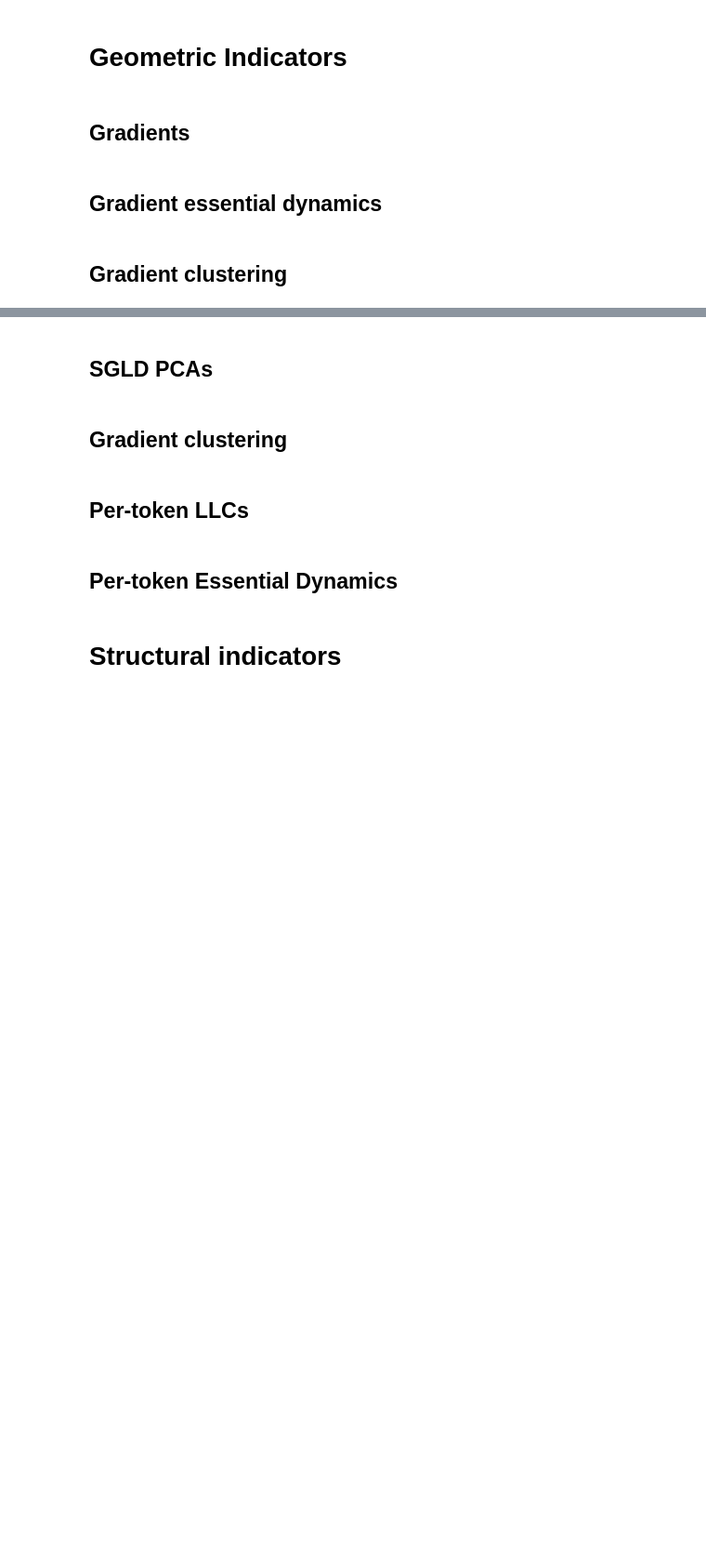
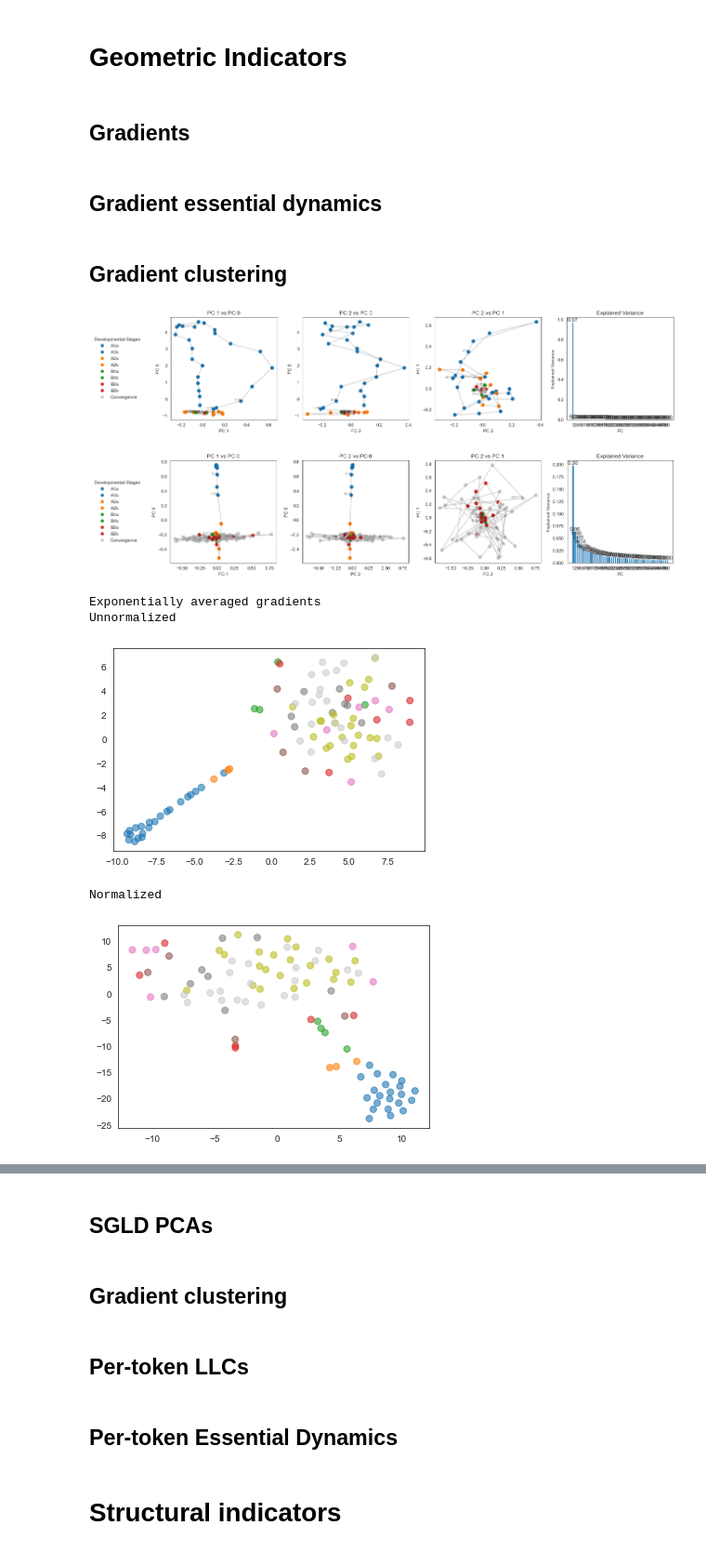
Before and after one commit to timaeus-research/icl, a Jupyter notebook: notebooks/m=inf.ipynb, the cells around one changed output, grey strips where cells are left out. Shown at 93% size. Cells and saved outputs as stored; diff of their text form; code cells hidden in the pictures; blank space fills up the shorter version.

```diff
--- a/notebooks/m=inf.ipynb
+++ b/notebooks/m=inf.ipynb
@@ -515,34 +575,45 @@ def get_nearest_step(step):
     idx = np.argmin(np.abs(np.array(steps) - step))
     return steps[idx]
 
-def plot_explained_variance(pca, title="Explained Variance", ax: Optional[plt.Axes] = None):
+def plot_explained_variance(pca, title="Explained Variance", ax: Optional[plt.Axes] = None, num_pca_components=None):
+    num_pca_components = num_pca_components or len(pca.explained_variance_ratio_)
+
     if ax is None:
         fig, ax = plt.subplots(figsize=(15, 8))
 
-    ax.bar(range(len(pca.explained_variance_ratio_)), pca.explained_variance_ratio_)
+    ax.bar(range(num_pca_components), pca.explained_variance_ratio_[:num_pca_components])
 
-    for i, ratio in enumerate(pca.explained_variance_ratio_):
+    for i, ratio in enumerate(pca.explained_variance_ratio_[:num_pca_components]):
         ax.text(i, ratio, f"{ratio:.2f}", fontsize=12, ha='center', va='bottom')
 
     ax.set_title(title)
     ax.set_xlabel('PC')
     ax.set_ylabel('Explained Variance')
 
-    ax.set_xticks(range(len(pca.explained_variance_ratio_)), range(1, len(pca.explained_variance_ratio_) + 1))
+    ax.set_xticks(range(num_pca_components), range(1, num_pca_components + 1))
 
 
-def plot_multiple_slices(steps, samples, pca, highlighted_steps, transition_idxs, ave: Optional[str] = None, connect_dots=False, cmap=custom_cmap, alpha=1, save=False, line_color="auto"):
+def plot_multiple_slices(steps, samples, pca, transitions, highlighted_steps=None, connect_dots=False, palette='tab10', alpha=0.8, save=False, line_color="auto"):
+    transition_idxs = get_transition_indices(steps, transitions)
+    # transition_idxs = [(0 if i != 4 else 1) for i in transition_idxs]
+
+    # for i in range(1, 5):
+    #     transition_idxs[-i] = 10
+
+    if highlighted_steps is None:
+        highlighted_steps = list(map(get_nearest_step, [t[0] for t in transitions][1:]))
+
     num_pca_components = samples.shape[-1]
 
     # Create a single row of subplots
     num_pca_combos = (num_pca_components * (num_pca_components-1)) // 2
+
     fig, axes = plt.subplots(1, num_pca_combos + 1, figsize=(20, 4))
     # fig.suptitle(title)
 
     # Ensure ax is iterable by converting to a list if there's only one subplot
     if num_pca_components == 2:
         axes = [axes]
-
 
     I = 0
     for i in range(1, num_pca_components):
@@ -551,7 +622,8 @@ def plot_multiple_slices(steps, samples, pca, highlighted_steps, transition_idxs
             if connect_dots:
                 axes[I].plot(samples[:, i], samples[:, j], c='black', alpha=0.2)
 
-            sc = axes[I].scatter(samples[:, i], samples[:, j], c=transition_idxs, cmap=cmap, s=50, alpha=alpha)
+            # sc = axes[I].scatter(samples[:, i], samples[:, j], c=transition_idxs, cmap=cmap, s=50, alpha=alpha)
+            sns.scatterplot(x=samples[:, i], y=samples[:, j], hue=transition_idxs, palette=palette, s=50, alpha=alpha, ax=axes[I], legend=False)
             axes[I].set_xlabel(f'PC {i}')
             axes[I].set_ylabel(f'PC {j}')
             axes[I].set_title(f'PC {i} vs PC {j}')
@@ -560,11 +632,11 @@ def plot_multiple_slices(steps, samples, pca, highlighted_steps, transition_idxs
             total_samples = len(samples)
             for step in highlighted_steps:
                 k = steps.index(step)  # Find the index of the highlighted step
-                axes[I].text(samples[k, i], samples[k, j], str(step), fontsize=8, ha='right', va='bottom', alpha=0.5)
+                axes[I].text(samples[k, i], samples[k, j], str(step), fontsize=8, ha='right', va='bottom', alpha=0.8)
 
             I += 1
 
-    plot_explained_variance(pca, ax=axes[-1])
+    plot_explained_variance(pca, ax=axes[-1], num_pca_components=num_pca_components)
     # for I in range( num_pca_combos):
     #     axes[I].axis('off')
 
@@ -572,10 +644,12 @@ def plot_multiple_slices(steps, samples, pca, highlighted_steps, transition_idxs
     # cbar_ax = fig.add_axes([0.92, 0.15, 0.02, 0.7])  # Adjust as necessary
         # plt.colorbar(sc, cax=cbar_ax, label='Milestones')
 
+    cmap = sns.palettes.color_palette(palette, n_colors=len(transitions) + 1)
+
     # Plot the legend on the first subplot on the left
     legend_ax = axes[0]
-    scatter_proxy = [plt.Line2D([0], [0], linestyle='none', marker='o', alpha=alpha, color=cmap(i / len(TRANSITIONS))) for i in range(len(transition_idxs))]
-    legend_labels = [label for _, _, label in TRANSITIONS]
+    scatter_proxy = [plt.Line2D([0], [0], linestyle='none', marker='o', alpha=alpha, color=cmap[i]) for i in range(len(transitions))]
+    legend_labels = [label for _, _, label in transitions]
     legend_ax.legend(scatter_proxy, legend_labels, loc='center', ncol=1, frameon=False, bbox_to_anchor=(-0.5, 0.5), title='Developmental Stages')
     # legend_ax.set_title()
 
@@ -1066,40 +1078,50 @@ plot_multiple_slices(
     steps,
     exp_avg_grads_reduced[:, :3],
     pca_1,
-    highlight_steps,
+transitions,
+
     transitions_of_steps,
     connect_dots=True,
     save=None,
 )
 
 plot_multiple_slices(
     steps,
     exp_avg_grads_reduced_normalized[:, :3],
     pca_2,
-    highlight_steps,
+transitions,
+
     transitions_of_steps,
     connect_dots=True,
     save=None,
 )
 
 plt.show()
 
 print("Exponentially averaged gradients")
 print("Unnormalized")
 
 tsne = TSNE(n_components=2, perplexity=PERPLEXITY, n_iter=1000, random_state=0)
 exp_avg_grads_tsne = tsne.fit_transform(exp_avg_grads_reduced)
 
 plt.scatter(exp_avg_grads_tsne[:, 0], exp_avg_grads_tsne[:, 1], c=transitions_of_steps, cmap=custom_cmap, s=50, alpha=0.6)
 plt.show()
 
 print("Normalized")
 
 tsne_normalized = TSNE(n_components=2, perplexity=PERPLEXITY, n_iter=1000, random_state=0)
 exp_avg_grads_tsne_normalized = tsne.fit_transform(exp_avg_grads_reduced_normalized)
 
 plt.scatter(exp_avg_grads_tsne_normalized[:, 0], exp_avg_grads_tsne_normalized[:, 1], c=transitions_of_steps, cmap=custom_cmap, s=50, alpha=0.6)
 plt.show()
+# %% [output]
+[figure, added]
+[figure, added]
+Exponentially averaged gradients
+Unnormalized
+[figure, added]
+Normalized
+[figure, added]
 # %%
 from torch.nn import functional as F
 from sklearn.manifold import TSNE
```
Also changed, not shown: parts of 44 cells of this notebook, 2 other files.
